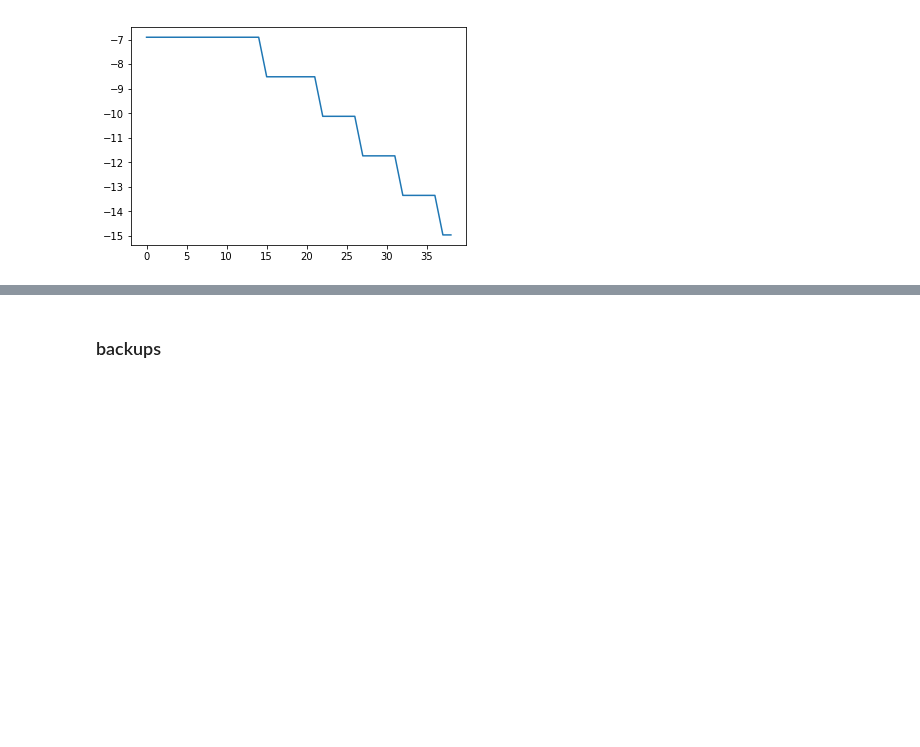
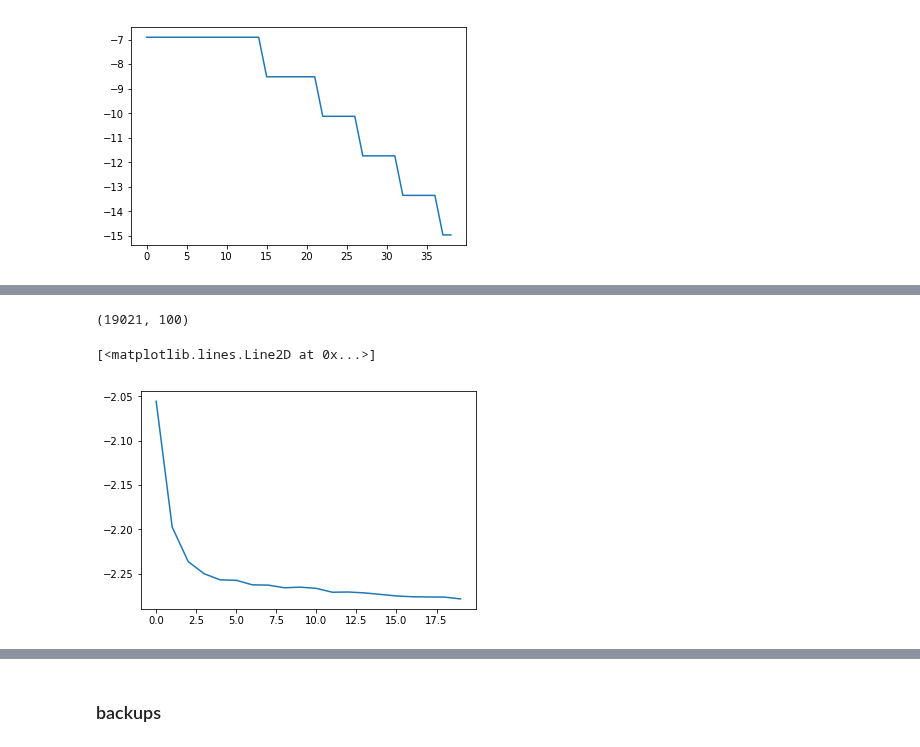
Before and after one commit to wenshuoliu/DLproj, a Jupyter notebook: NRD/GloVe_pretrain.ipynb, the cells around one changed output, grey strips where cells are left out. Drawn from its saved outputs; the diff is of its cells as text; code cells hidden in the pictures; blank space fills up the shorter version.

Commit message:
Added penalization when training the embedding with glove. Trying cross-validation.

```diff
--- a/NRD/GloVe_pretrain.ipynb
+++ b/NRD/GloVe_pretrain.ipynb
@@ -513,0 +536,17 @@ plt.plot(np.log(g.train_history.history['lr']))
+# %%
+parent_pairs = []
+for dx in DX_cat[1:]:
+    if not dx in unclassified:
+        parent = dx_multi.loc[dx, 'finest_non_empty']
+        parent_pairs.append((DX_dict[dx], dx_ccs_dict[parent]))
+for pr in PR_cat[1:]:
+    parent = pr_multi.loc[pr, 'finest_non_empty']
+    parent_pairs.append((PR_dict[pr], pr_ccs_dict[parent]))
+for c in dx_ccs_cat[1:]:
+    parent = '.'.join(c.split('.')[:-1])
+    if not parent=='':
+        parent_pairs.append((dx_ccs_dict[c], dx_ccs_dict[parent]))
+for c in pr_ccs_cat[1:]:
+    parent = '.'.join(c.split('.')[:-1])
+    if not parent=='':
+        parent_pairs.append((pr_ccs_dict[c], pr_ccs_dict[parent]))
@@ -513,0 +557,4 @@ plt.plot(np.log(g.train_history.history['lr']))
+# %%
+g = Glove(input_dim=len(code_cat), embedding_dim=100)
+# %%
+cooccur_df = pd.read_csv(path+'all/cooccur_df.csv')
@@ -513,0 +569,2 @@ plt.plot(np.log(g.train_history.history['lr']))
+# %%
+g.train_glove(cooccur_df=cooccur_df, cache_path=model_path, epochs=20, reducelr_patience=5, parent_pairs=parent_pairs, lamb=1e-5, norm=2)
@@ -513,0 +591,4 @@ plt.plot(np.log(g.train_history.history['lr']))
+# %%
+embed_mat.shape
+# %% [output]
+(19021, 100)
@@ -513,0 +597,5 @@ plt.plot(np.log(g.train_history.history['lr']))
+# %%
+plt.plot(np.log(g.train_history.history['val_loss']))
+# %% [output]
+[<matplotlib.lines.Line2D at 0x...>]
+[figure, added]
```
Also changed, not shown: parts of 93 cells of this notebook, 18 other files.
